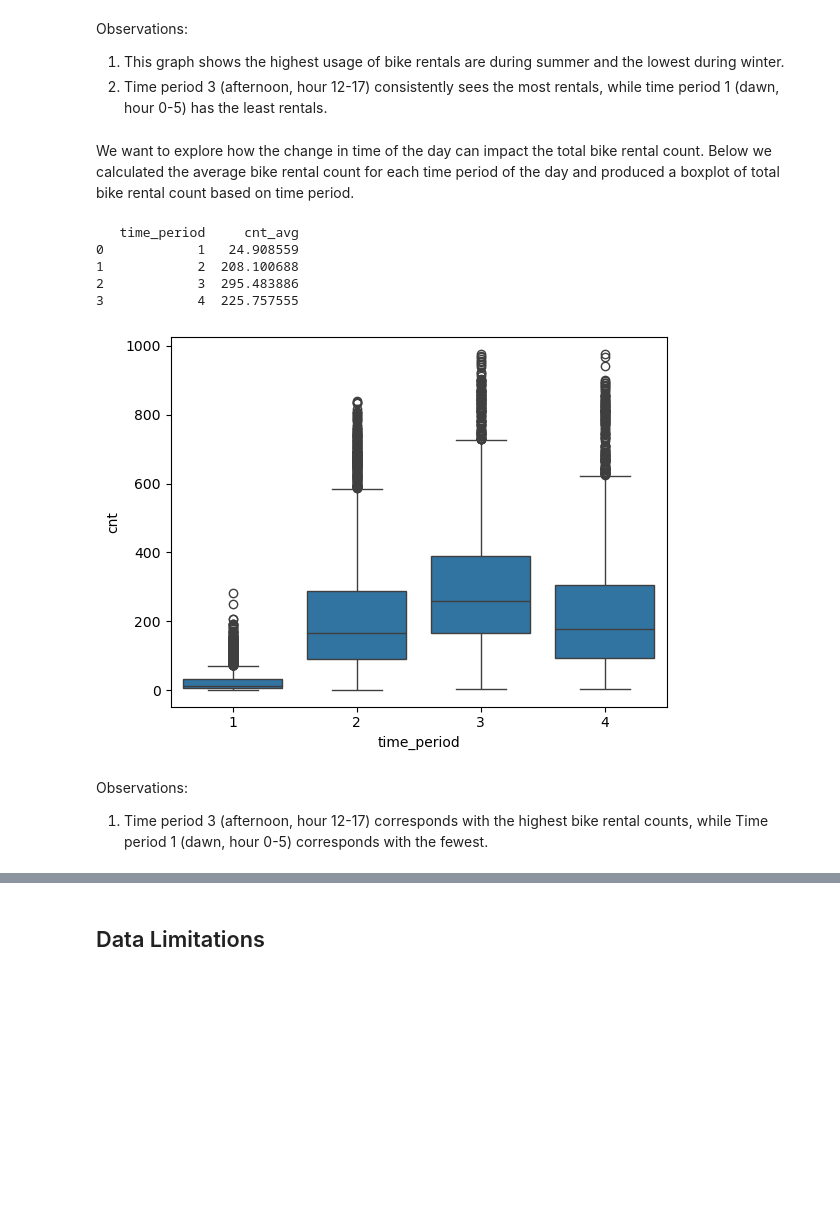
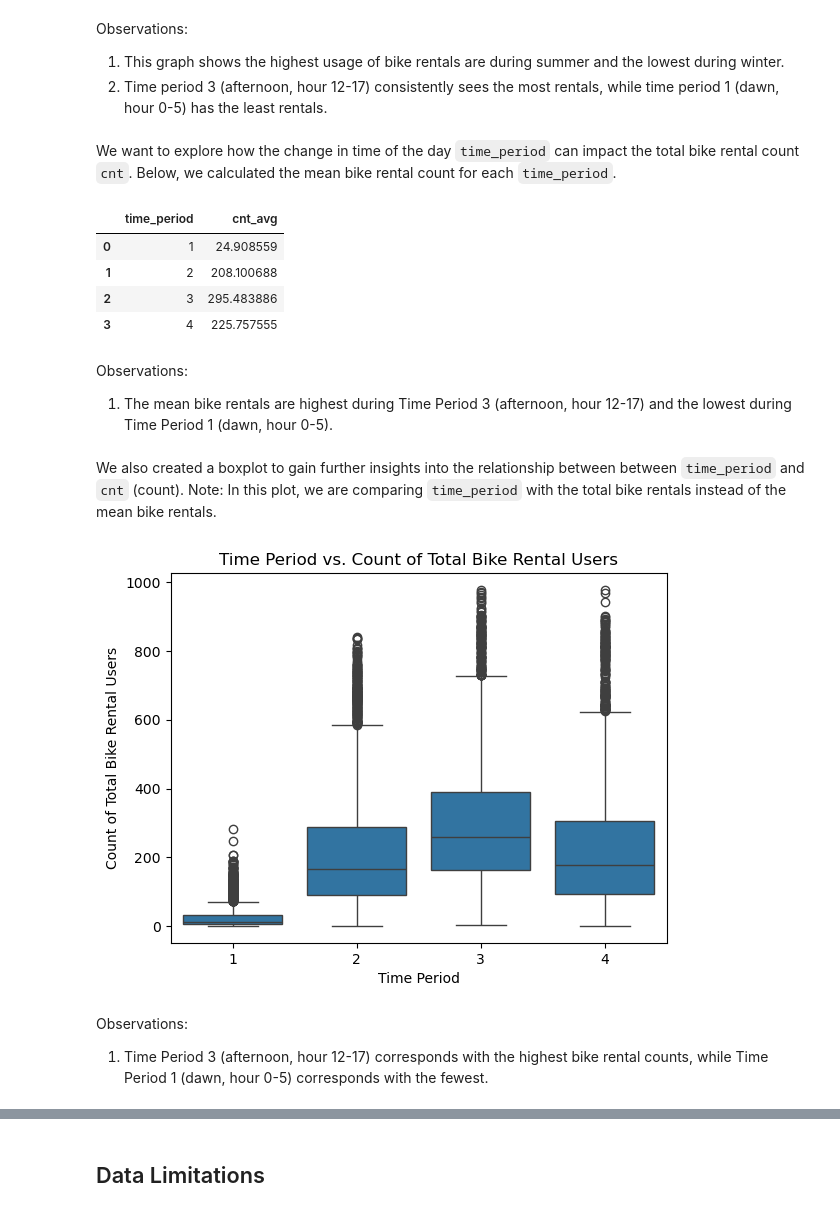
Before and after one commit to victorialiu7/info2950-final-proj, a Jupyter notebook: Info2950 Phase 2.ipynb, the cells around one changed output, grey strips where cells are left out. Drawn from its saved outputs; the diff is of its cells as text; code cells hidden in the pictures; blank space fills up the shorter version.

```diff
--- a/Info2950 Phase 2.ipynb
+++ b/Info2950 Phase 2.ipynb
@@ -315,24 +303,33 @@ Observations:
 1. This graph shows the highest usage of bike rentals are during summer and the lowest during winter.
 2. Time period 3 (afternoon, hour 12-17) consistently sees the most rentals, while time period 1 (dawn, hour 0-5) has the least rentals.
 # %% [markdown]
-We want to explore how the change in time of the day can impact the total bike rental count. Below we calculated the average bike rental count for each time period of the day and produced a boxplot of total bike rental count based on time period.
+We want to explore how the change in time of the day `time_period` can impact the total bike rental count `cnt`. Below, we calculated the mean bike rental count for each `time_period`.
 # %%
 # find the mean of the total rental count for each time period
 data_cnt_analyze = duckdb.sql("SELECT time_period, AVG(cnt) AS cnt_avg\
                               FROM data \
                               GROUP BY time_period \
                               ORDER BY time_period").df()
-print(data_cnt_analyze)
-
-# boxplot of time period and total rental count
-sns.boxplot(data, x='time_period', y='cnt');
+data_cnt_analyze
 # %% [output]
-   time_period     cnt_avg
-0            1   24.908559
-1            2  208.100688
-2            3  295.483886
-3            4  225.757555
-[figure, removed]
+|  | time_period | cnt_avg |
+| 0 | 1 | 24.908559 |
+| 1 | 2 | 208.100688 |
+| 2 | 3 | 295.483886 |
+| 3 | 4 | 225.757555 |
+# %% [markdown]
+Observations:
+1. The mean bike rentals are highest during Time Period 3 (afternoon, hour 12-17) and the lowest during Time Period 1 (dawn, hour 0-5).
+# %% [markdown]
+We also created a boxplot to gain further insights into the relationship between between `time_period` and `cnt` (count). Note: In this plot, we are comparing `time_period` with the total bike rentals instead of the mean bike rentals.
+# %%
+# boxplot of time period and total rental count
+sns.boxplot(data, x='time_period', y='cnt');
+plt.xlabel('Time Period')
+plt.ylabel('Count of Total Bike Rental Users')
+plt.title('Time Period vs. Count of Total Bike Rental Users');
+# %% [output]
+[figure, added]
 # %% [markdown]
 Observations:
-1. Time period 3 (afternoon, hour 12-17) corresponds with the highest bike rental counts, while Time period 1 (dawn, hour 0-5) corresponds with the fewest.
+1. Time Period 3 (afternoon, hour 12-17) corresponds with the highest bike rental counts, while Time Period 1 (dawn, hour 0-5) corresponds with the fewest.
```
Also changed, not shown: parts of 25 cells of this notebook.
